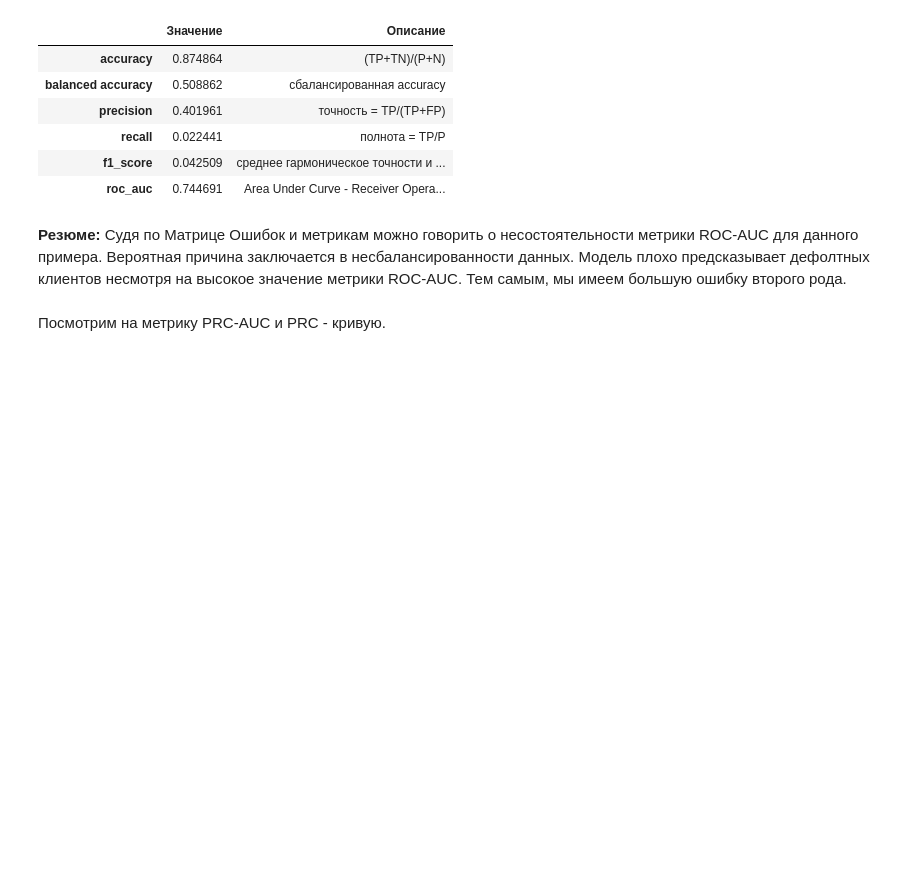
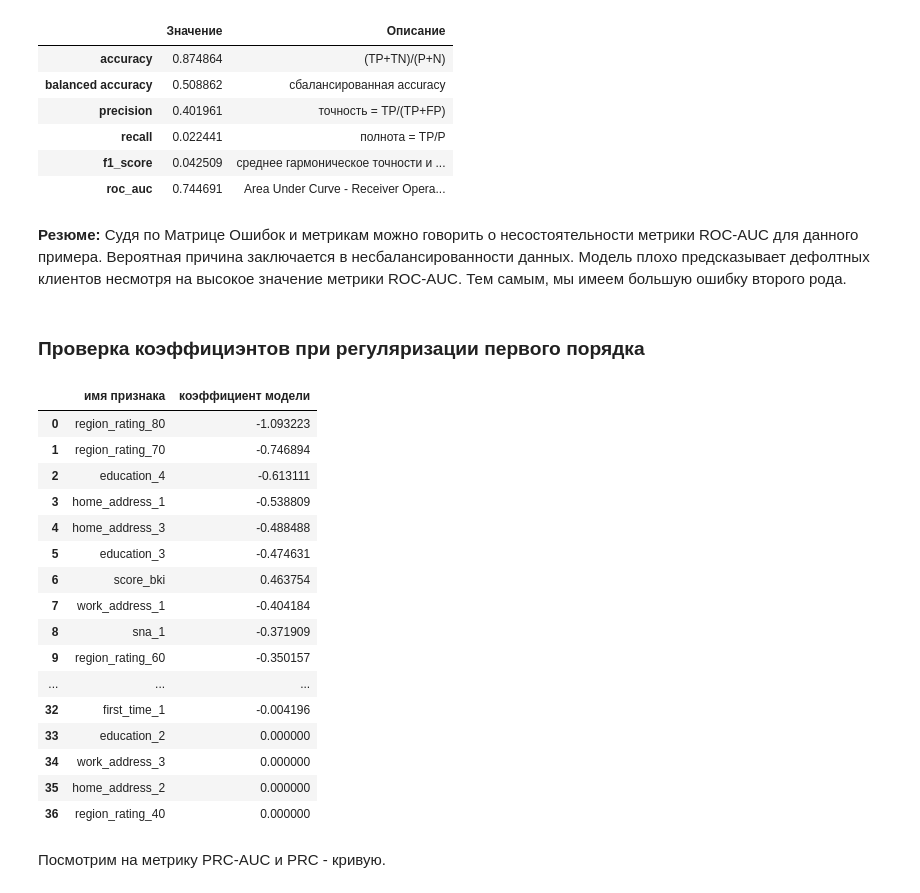
Before and after one commit to greg-kan/skillfactory_rds, a Jupyter notebook: module_4/kaggle_Module4_Computer_says_no.ipynb, the cells around one changed output. Cells and saved outputs as stored; diff of their text form; code cells hidden in the pictures; blank space fills up the shorter version.

```diff
--- a/module_4/kaggle_Module4_Computer_says_no.ipynb
+++ b/module_4/kaggle_Module4_Computer_says_no.ipynb
@@ -510,3 +524,36 @@ utils.print_classification_metrics(y_test, y_pred, probs)
 # %% [markdown]
 **Резюме:** Судя по Матрице Ошибок и метрикам можно говорить о несостоятельности метрики ROC-AUC для данного примера. Вероятная причина заключается в несбалансированности данных. Модель плохо предсказывает дефолтных клиентов несмотря на высокое значение метрики ROC-AUC.
 Тем самым, мы имеем большую ошибку второго рода.
+# %% [markdown]
+### Проверка коэффициэнтов при регуляризации первого порядка
+# %%
+# регуляризация первого порядка l1 позволяет оценить по нулевым или слишком низким коэффициентам признаки,
+# которые отрицательно влияют на точность моделм
+# возможно, это поможет улучшить модель
+model = LogisticRegression(max_iter=1000, penalty= 'l1', solver = 'liblinear', random_state=RANDOM_SEED)
+model.fit(X_train, y_train)
+
+probs = model.predict_proba(X_test)
+probs = probs[:,1]
+
+y_pred = model.predict(X_test)
+
+display(utils.model_coef(X_train.columns, model.coef_[0]))
+# %% [output]
+|  | имя признака | коэффициент модели |
+| 0 | region_rating_80 | -1.093223 |
+| 1 | region_rating_70 | -0.746894 |
+| 2 | education_4 | -0.613111 |
+| 3 | home_address_1 | -0.538809 |
+| 4 | home_address_3 | -0.488488 |
+| 5 | education_3 | -0.474631 |
+| 6 | score_bki | 0.463754 |
+| 7 | work_address_1 | -0.404184 |
+| 8 | sna_1 | -0.371909 |
+| 9 | region_rating_60 | -0.350157 |
+| ... | ... | ... |
+| 32 | first_time_1 | -0.004196 |
+| 33 | education_2 | 0.000000 |
+| 34 | work_address_3 | 0.000000 |
+| 35 | home_address_2 | 0.000000 |
+| 36 | region_rating_40 | 0.000000 |
```
Also changed, not shown: parts of 20 cells of this notebook, 2 other files.
